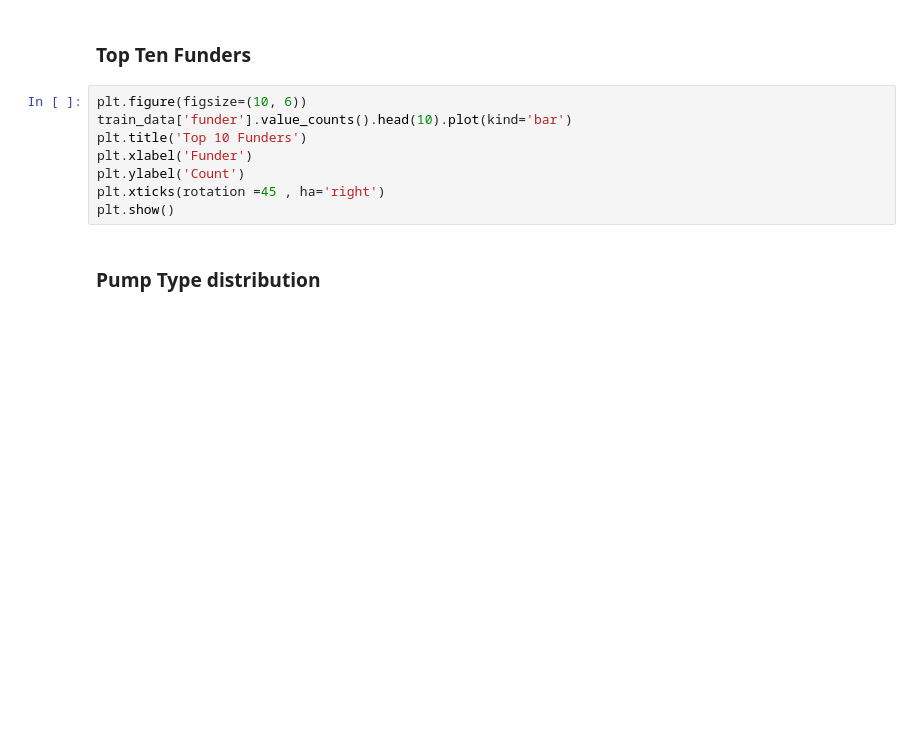
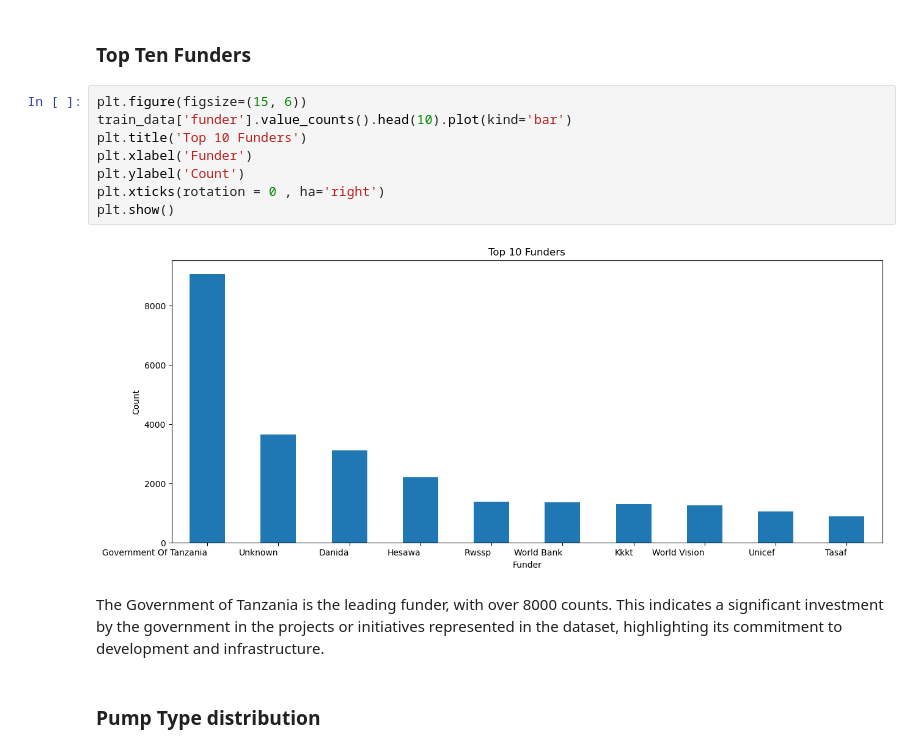
Before and after one commit to MONISH254/Tanzania_Water_Wells, a Jupyter notebook: Tanzania_Water_Wells_Notebook.ipynb, the cells around one changed output. Drawn from its saved outputs; the diff is of its cells as text; blank space fills up the shorter version.

```diff
--- a/Tanzania_Water_Wells_Notebook.ipynb
+++ b/Tanzania_Water_Wells_Notebook.ipynb
@@ -307,13 +570,17 @@ plt.show()
 # %% [markdown]
 ### Top Ten Funders
 # %%
-plt.figure(figsize=(10, 6))
+plt.figure(figsize=(15, 6))
 train_data['funder'].value_counts().head(10).plot(kind='bar')
 plt.title('Top 10 Funders')
 plt.xlabel('Funder')
 plt.ylabel('Count')
-plt.xticks(rotation =45 , ha='right')
+plt.xticks(rotation = 0 , ha='right')
 plt.show()
+# %% [output]
+[figure, added]
+# %% [markdown]
+The Government of Tanzania is the leading funder, with over 8000 counts. This indicates a significant investment by the government in the projects or initiatives represented in the dataset, highlighting its commitment to development and infrastructure.
 # %% [markdown]
 ### Pump Type distribution
 # %%
```
Also changed, not shown: parts of 78 cells of this notebook.
